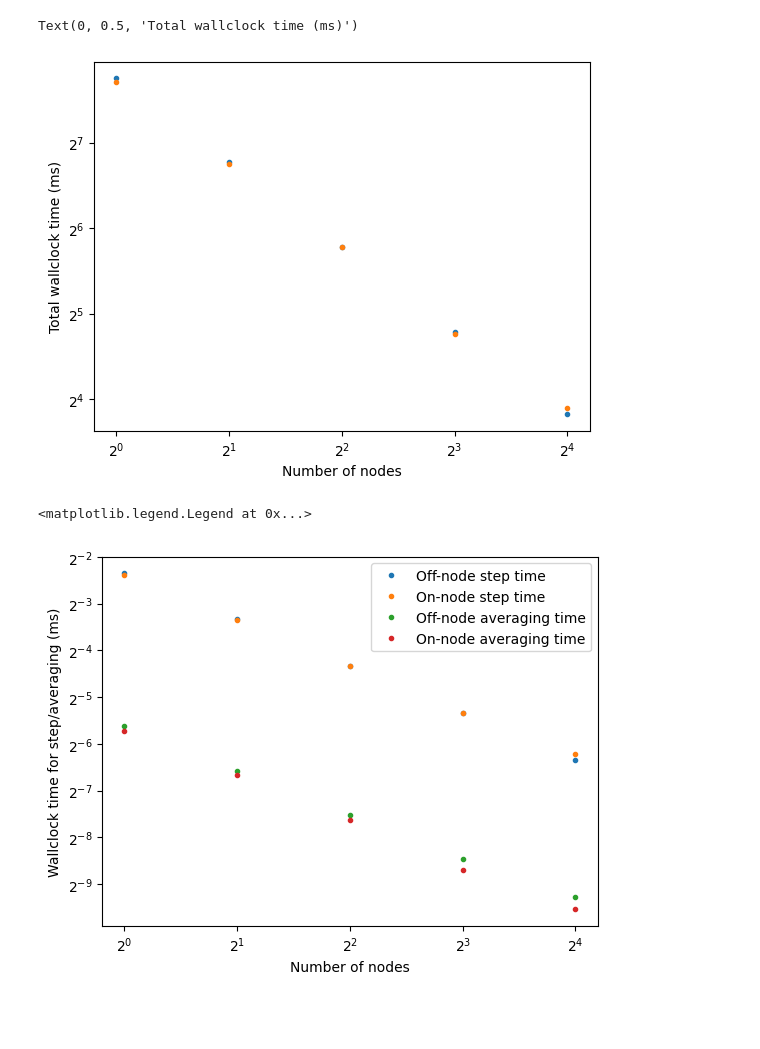
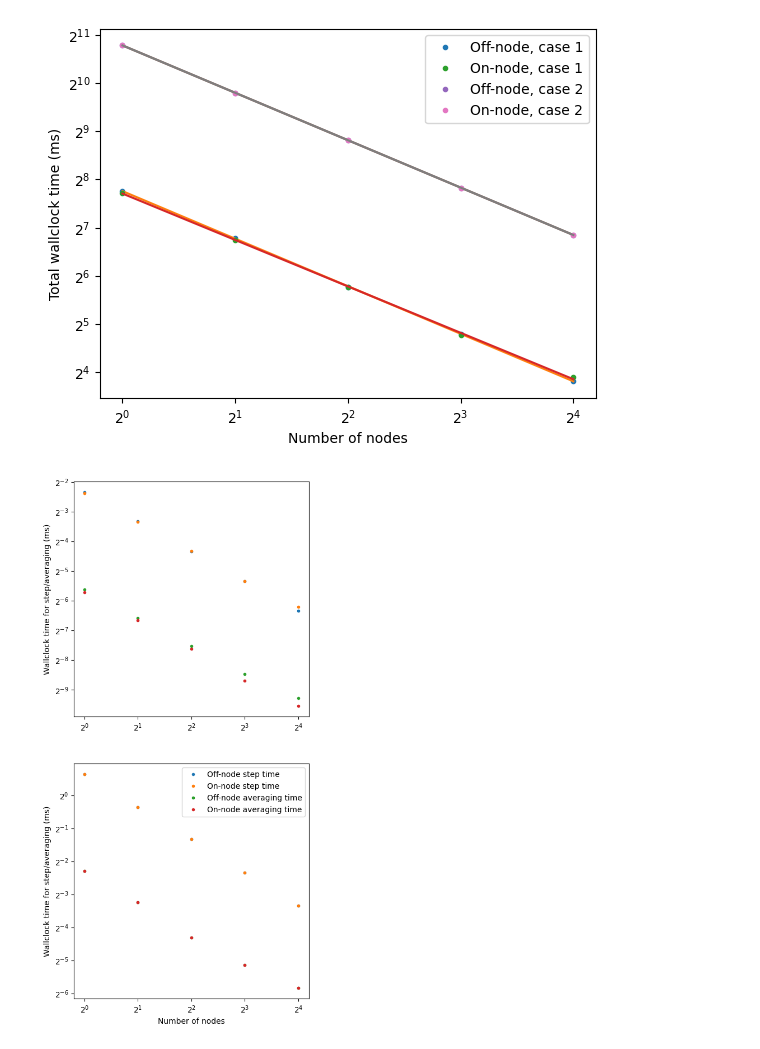
Before and after one commit to bdalfavero/wigner_parallel, a Jupyter notebook: scripts/node_scaling.ipynb, the cells around one changed output. Cells and saved outputs as stored; diff of their text form; code cells hidden in the pictures; blank space fills up the shorter version.

```diff
--- a/scripts/node_scaling.ipynb
+++ b/scripts/node_scaling.ipynb
@@ -49,6 +49,7 @@ def analyze_case(h5_filenames):
     avg_times, std_times = all_avg_times(walltimes)
     num_nodes = get_num_nodes(h5_filenames)
     linreg_result, fit_x, fit_y = fit_walltimes(num_nodes, avg_times)
+    total_linreg_result, total_fit_x, total_fit_y = fit_walltimes(num_nodes, np.array(total_walltimes))
     results = {}
     results["total_walltimes"] = np.array(total_walltimes)
     results["step_times"] = np.array(step_times)
@@ -59,6 +60,9 @@ def analyze_case(h5_filenames):
     results["linreg_result"] = linreg_result
     results["fit_x"] = fit_x
     results["fit_y"] = fit_y
+    results["total_linreg_result"] = total_linreg_result
+    results["total_fit_x"] = total_fit_x
+    results["total_fit_y"] = total_fit_y
     return results
 # %%
 dir = "../data"
@@ -67,10 +71,14 @@ off_node_data_files = [s for s in data_files if "out_" in s and "h5" in s and "o
 off_node_filenames = [dir + '/' + f for f in off_node_data_files]
 off_node_case_two_data_files = [s for s in data_files if "out_case_two_" in s and "h5" in s]
 off_node_case_two_filenames = [dir + '/' + f for f in off_node_case_two_data_files]
-same_node_filenames = [dir + '/' + s for s in data_files if "same_node_" in s]
+same_node_filenames = [dir + '/' + s for s in data_files if "same_node_" in s and "case_two" not in s]
+same_node_case_two_data_files = [s for s in data_files if "same_node_case_two_" in s and "h5" in s]
+same_node_case_two_filenames = [dir + '/' + f for f in off_node_case_two_data_files]
+
 off_node_results = analyze_case(off_node_filenames)
 off_node_case_two_results = analyze_case(off_node_case_two_filenames)
 same_node_results = analyze_case(same_node_filenames)
+same_node_case_two_results = analyze_case(same_node_case_two_filenames)
 # %%
 fig, ax = plt.subplots()
 ax.set_xscale('log', base=2)
@@ -96,24 +109,45 @@ plt.savefig("../plots/times_step_nodes.png")
 fig2, ax2 = plt.subplots()
 ax2.set_xscale('log', base=2)
 ax2.set_yscale('log', base=2)
-ax2.plot(off_node_results["num_nodes"], off_node_results["total_walltimes"], '.', label="Off-node")
-ax2.plot(same_node_results["num_nodes"], same_node_results["total_walltimes"], '.', label="On-node")
+ax2.plot(off_node_results["num_nodes"], off_node_results["total_walltimes"], '.', label="Off-node, case 1")
+ax2.plot(off_node_results["total_fit_x"], off_node_results["total_fit_y"], '-')
+ax2.plot(same_node_results["num_nodes"], same_node_results["total_walltimes"], '.', label="On-node, case 1")
+ax2.plot(same_node_results["total_fit_x"], same_node_results["total_fit_y"], '-')
+ax2.plot(off_node_case_two_results["num_nodes"], off_node_case_two_results["total_walltimes"], '.', label="Off-node, case 2")
+ax2.plot(off_node_case_two_results["total_fit_x"], off_node_case_two_results["total_fit_y"], '-')
+ax2.plot(same_node_case_two_results["num_nodes"], same_node_case_two_results["total_walltimes"], '.', label="On-node, case 2")
+ax2.plot(same_node_case_two_results["total_fit_x"], same_node_case_two_results["total_fit_y"], '-')
 ax2.set_xlabel("Number of nodes")
 ax2.set_ylabel("Total wallclock time (ms)")
+plt.legend()
+plt.savefig("../plots/total_time_nodes.png")
 # %% [output]
-Text(0, 0.5, 'Total wallclock time (ms)')
-[figure, old version]
+[figure, new version]
 # %%
-fig3, ax3 = plt.subplots()
-ax3.set_xscale('log', base=2)
-ax3.set_yscale('log', base=2)
-ax3.plot(off_node_results["num_nodes"], off_node_results["step_times"], '.', label="Off-node step time")
-ax3.plot(same_node_results["num_nodes"], same_node_results["step_times"], '.', label="On-node step time")
-ax3.plot(off_node_results["num_nodes"], off_node_results["averaging_times"], '.', label="Off-node averaging time")
-ax3.plot(same_node_results["num_nodes"], same_node_results["averaging_times"], '.', label="On-node averaging time")
-ax3.set_xlabel("Number of nodes")
-ax3.set_ylabel("Wallclock time for step/averaging (ms)")
+fig3, ax3 = plt.subplots(2,1)
+ax3[0].set_xscale('log', base=2)
+ax3[0].set_yscale('log', base=2)
+ax3[1].set_xscale('log', base=2)
+ax3[1].set_yscale('log', base=2)
+fig3.set_figwidth(6.0)
+fig3.set_figheight(12.0)
+ax3[0].set_box_aspect(1)
+ax3[1].set_box_aspect(1)
+
+ax3[0].plot(off_node_results["num_nodes"], off_node_results["step_times"], '.', label="Off-node step time")
+ax3[0].plot(same_node_results["num_nodes"], same_node_results["step_times"], '.', label="On-node step time")
+ax3[0].plot(off_node_results["num_nodes"], off_node_results["averaging_times"], '.', label="Off-node averaging time")
+ax3[0].plot(same_node_results["num_nodes"], same_node_results["averaging_times"], '.', label="On-node averaging time")
+
+ax3[1].plot(off_node_case_two_results["num_nodes"], off_node_case_two_results["step_times"], '.', label="Off-node step time")
+ax3[1].plot(same_node_case_two_results["num_nodes"], same_node_case_two_results["step_times"], '.', label="On-node step time")
+ax3[1].plot(off_node_case_two_results["num_nodes"], off_node_case_two_results["averaging_times"], '.', label="Off-node averaging time")
+ax3[1].plot(same_node_case_two_results["num_nodes"], same_node_case_two_results["averaging_times"], '.', label="On-node averaging time")
+
+ax3[1].set_xlabel("Number of nodes")
+ax3[0].set_ylabel("Wallclock time for step/averaging (ms)")
+ax3[1].set_ylabel("Wallclock time for step/averaging (ms)")
 plt.legend()
+plt.savefig("../plots/node_step_averaging.png")
 # %% [output]
-<matplotlib.legend.Legend at 0x...>
-[figure, old version]
+[figure, new version]
```
Also changed, not shown: parts of 1 cell of this notebook, 1 other file.
